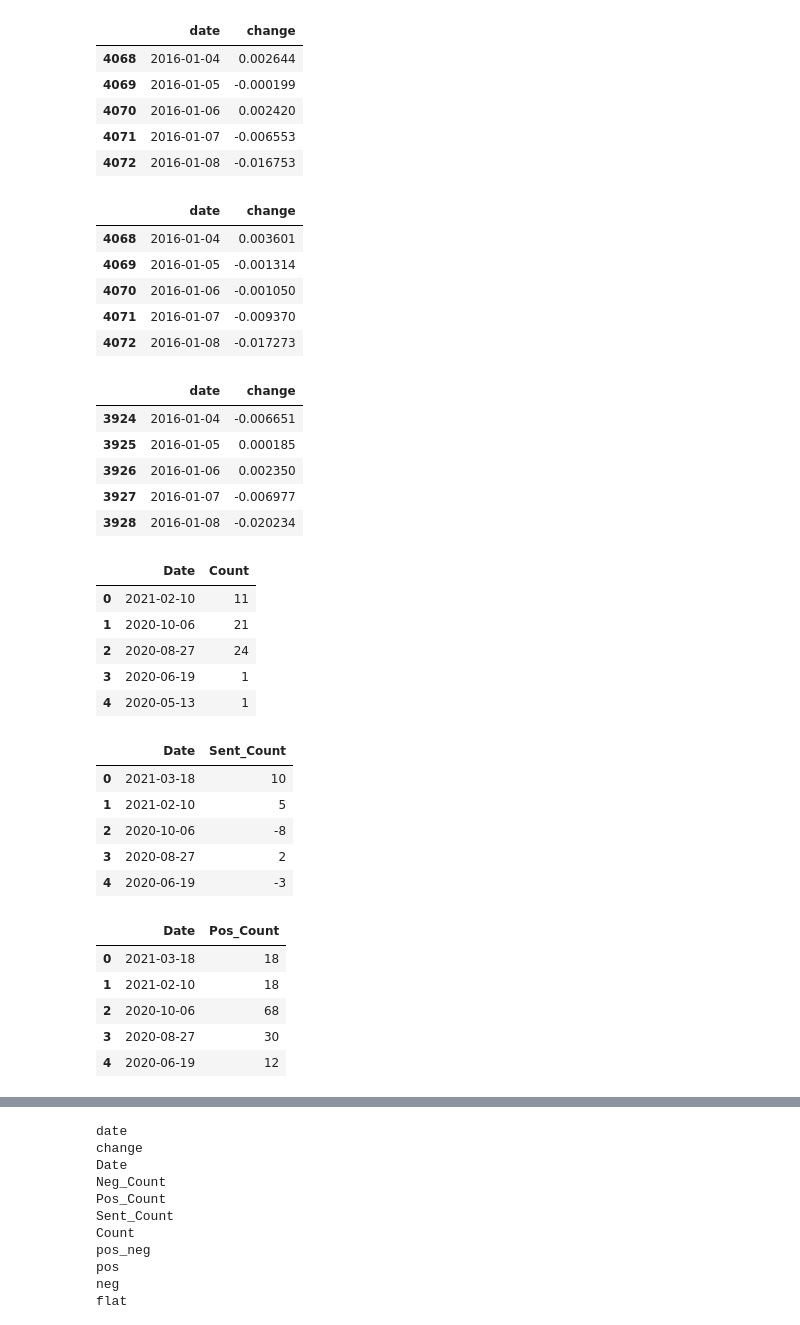
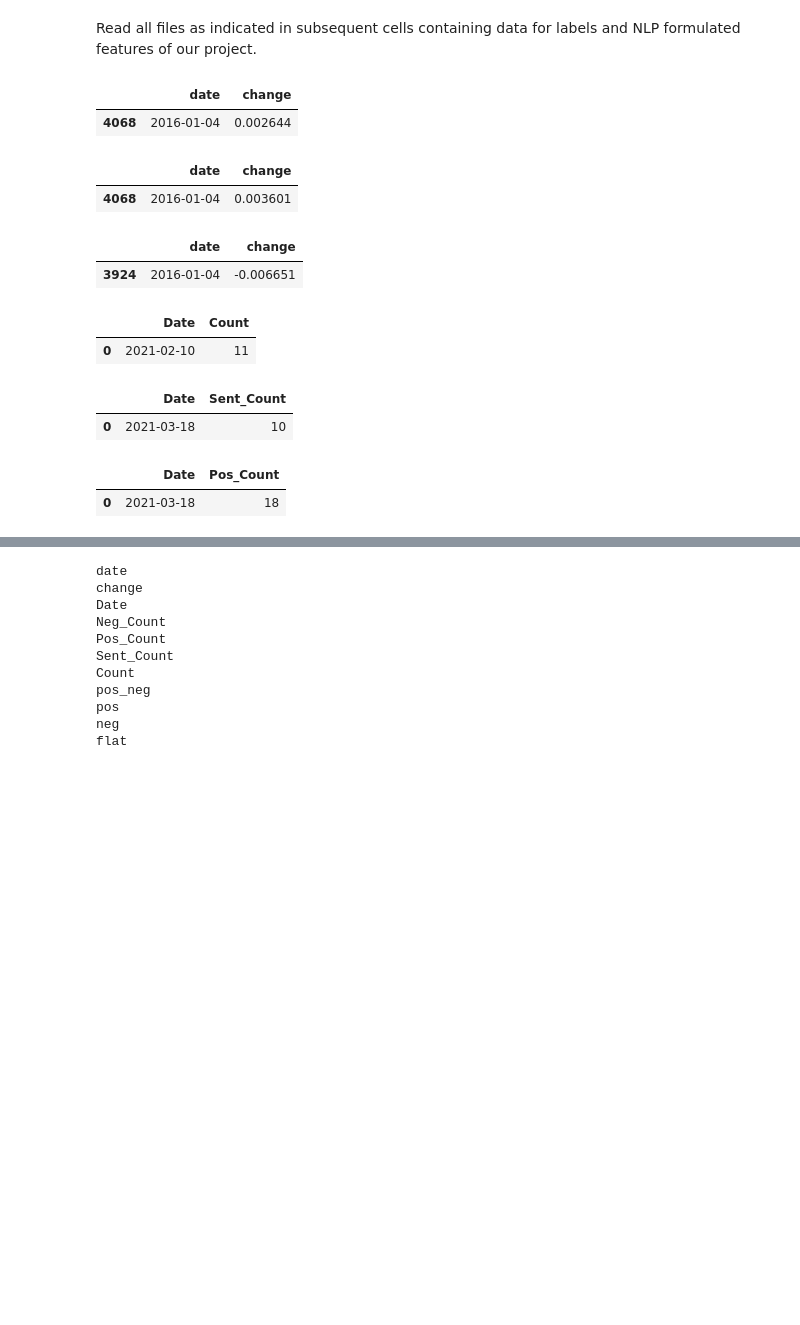
Before and after one commit to areeratk/anomalous, a Jupyter notebook: powell_m1.ipynb, the cells around one changed output, grey strips where cells are left out. Saved outputs shown, nothing was run; the diff lists cells and outputs as text; code cells hidden in the pictures; blank space fills up the shorter version.

```diff
--- a/powell_m1.ipynb
+++ b/powell_m1.ipynb
@@ -12,71 +12,49 @@ from sklearn.tree import export_graphviz
 from sklearn import metrics #Import scikit-learn metrics module for accuracy calculation
 import matplotlib.pyplot as plt
 import seaborn as sns; sns.set()
+# %% [markdown]
+Read all files as indicated in subsequent cells containing data for labels and NLP formulated features of our project.
 # %%
 L_cap = pd.read_csv("./data/stock_spy.csv")
 L_cap = L_cap.loc[L_cap['date']>'2016-01-01']
 L_cap = L_cap.loc[:, ["date", "change"]]
-L_cap.head()
+L_cap.head(1)
 # %% [output]
 |  | date | change |
 | 4068 | 2016-01-04 | 0.002644 |
-| 4069 | 2016-01-05 | -0.000199 |
-| 4070 | 2016-01-06 | 0.002420 |
-| 4071 | 2016-01-07 | -0.006553 |
-| 4072 | 2016-01-08 | -0.016753 |
 # %%
 M_cap = pd.read_csv("./data/stock_mdy.csv")
 M_cap = M_cap.loc[M_cap['date']>'2016-01-01']
 M_cap = M_cap.loc[:, ["date", "change"]]
-M_cap.head()
+M_cap.head(1)
 # %% [output]
 |  | date | change |
 | 4068 | 2016-01-04 | 0.003601 |
-| 4069 | 2016-01-05 | -0.001314 |
-| 4070 | 2016-01-06 | -0.001050 |
-| 4071 | 2016-01-07 | -0.009370 |
-| 4072 | 2016-01-08 | -0.017273 |
 # %%
 S_cap = pd.read_csv("./data/stock_ijr.csv")
 S_cap = S_cap.loc[S_cap['date']>'2016-01-01']
 S_cap = S_cap.loc[:, ["date", "change"]]
-S_cap.head()
+S_cap.head(1)
 # %% [output]
 |  | date | change |
 | 3924 | 2016-01-04 | -0.006651 |
-| 3925 | 2016-01-05 | 0.000185 |
-| 3926 | 2016-01-06 | 0.002350 |
-| 3927 | 2016-01-07 | -0.006977 |
-| 3928 | 2016-01-08 | -0.020234 |
 # %%
 powell_econ = pd.read_csv("./data/powell_daydf_count.csv")
-powell_econ.head()
+powell_econ.head(1)
 # %% [output]
 |  | Date | Count |
 | 0 | 2021-02-10 | 11 |
-| 1 | 2020-10-06 | 21 |
-| 2 | 2020-08-27 | 24 |
-| 3 | 2020-06-19 | 1 |
-| 4 | 2020-05-13 | 1 |
 # %%
 powell_sentbyday = pd.read_csv("./data/powell_sentbydaydf_count.csv")
-powell_sentbyday.head()
+powell_sentbyday.head(1)
 # %% [output]
 |  | Date | Sent_Count |
 | 0 | 2021-03-18 | 10 |
-| 1 | 2021-02-10 | 5 |
-| 2 | 2020-10-06 | -8 |
-| 3 | 2020-08-27 | 2 |
-| 4 | 2020-06-19 | -3 |
 # %%
 powell_sentbydaypos = pd.read_csv("./data/powell_sentbydayposdf_count.csv")
-powell_sentbydaypos.head()
+powell_sentbydaypos.head(1)
 # %% [output]
 |  | Date | Pos_Count |
 | 0 | 2021-03-18 | 18 |
-| 1 | 2021-02-10 | 18 |
-| 2 | 2020-10-06 | 68 |
-| 3 | 2020-08-27 | 30 |
-| 4 | 2020-06-19 | 12 |
 # %%
 powell_sentbydayneg = pd.read_csv("./data/powell_sentbydaynegdf_count.csv")
```
Also changed, not shown: parts of 14 cells of this notebook, 2 other files.
